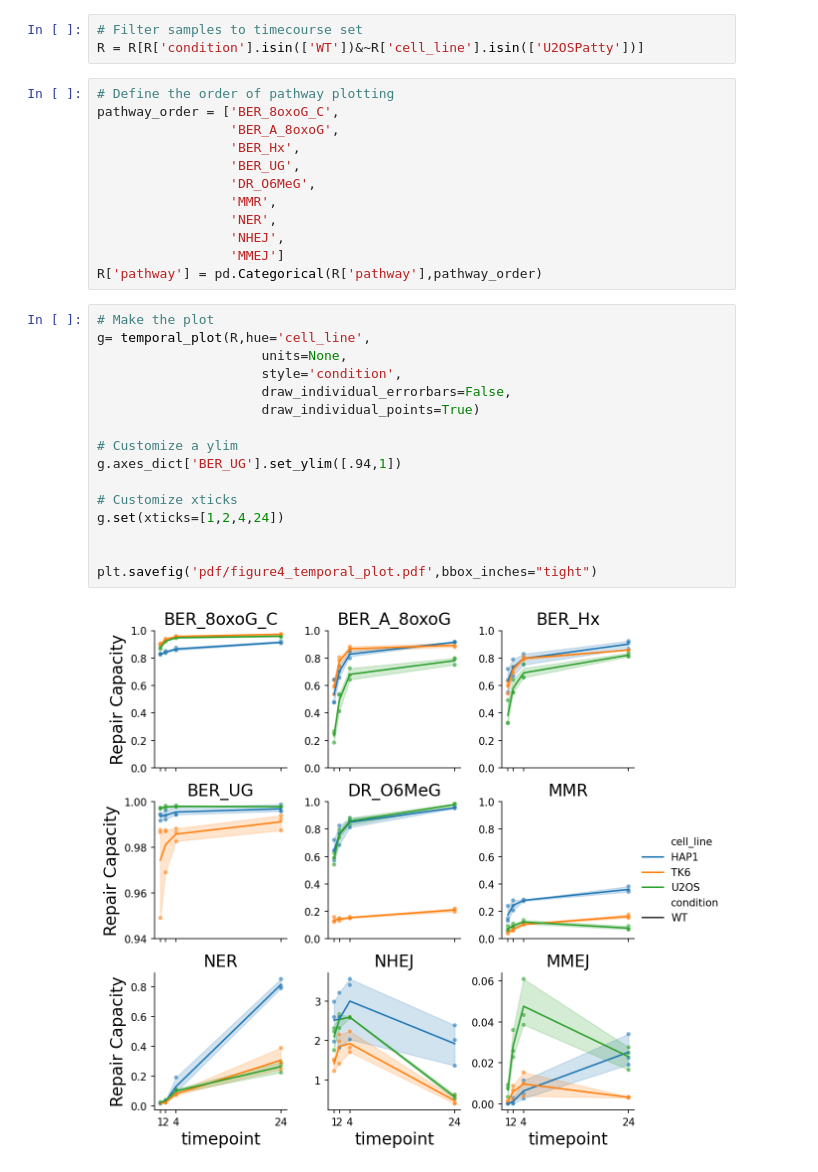
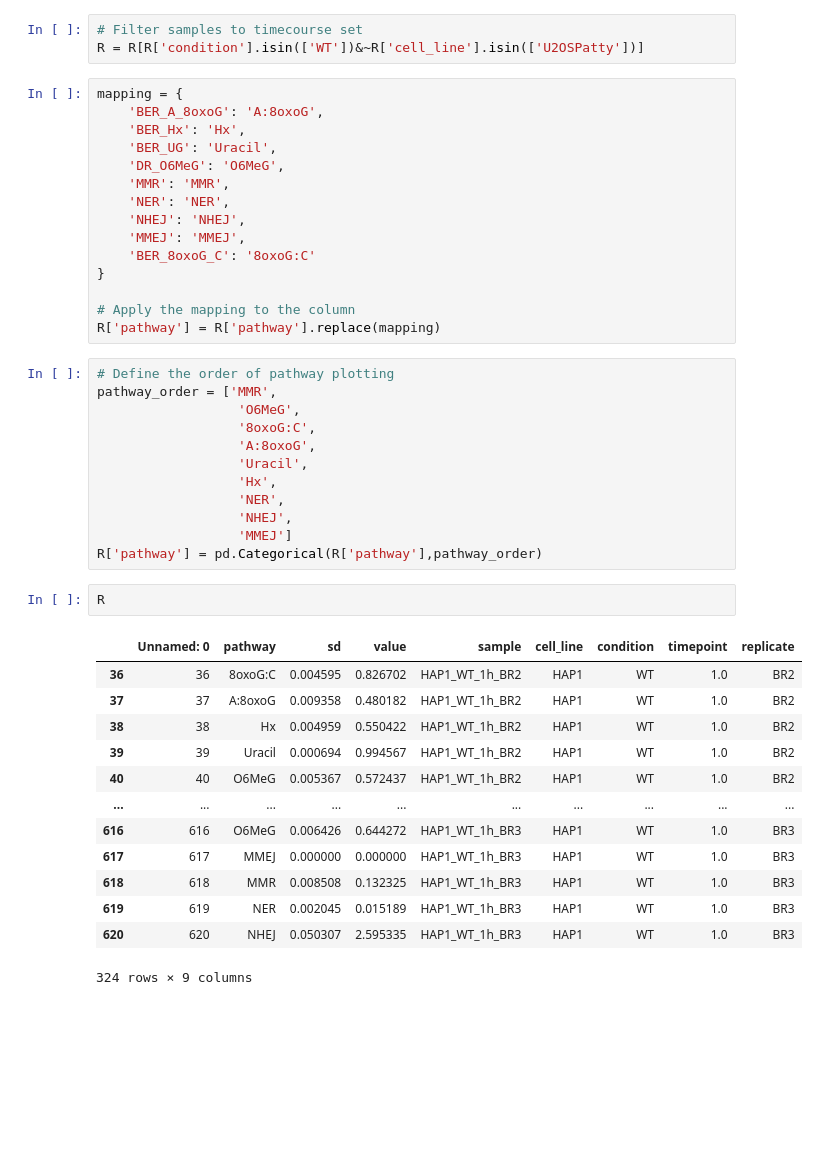
Before and after one commit to getzlab/HCRseq_manuscript_2026, a Jupyter notebook: figures/Figure4.ipynb, the cells around one changed output. Drawn from its saved outputs; the diff is of its cells as text; blank space fills up the shorter version.

```diff
--- a/figures/Figure4.ipynb
+++ b/figures/Figure4.ipynb
@@ -11,33 +11,46 @@ R['timepoint'] = R['timepoint'].str.extract(r'(\d+)h').astype(float)
 # %%
 # Filter samples to timecourse set
 R = R[R['condition'].isin(['WT'])&~R['cell_line'].isin(['U2OSPatty'])]
+# %%
+mapping = {
+    'BER_A_8oxoG': 'A:8oxoG',
+    'BER_Hx': 'Hx',
+    'BER_UG': 'Uracil',
+    'DR_O6MeG': 'O6MeG',
+    'MMR': 'MMR',
+    'NER': 'NER',
+    'NHEJ': 'NHEJ',
+    'MMEJ': 'MMEJ',
+    'BER_8oxoG_C': '8oxoG:C'
+}
+
+# Apply the mapping to the column
+R['pathway'] = R['pathway'].replace(mapping)
 # %%
 # Define the order of pathway plotting
-pathway_order = ['BER_8oxoG_C',
-                 'BER_A_8oxoG',
-                 'BER_Hx',
-                 'BER_UG',
-                 'DR_O6MeG',
-                 'MMR',
-                 'NER',
-                 'NHEJ',
-                 'MMEJ']
+pathway_order = ['MMR',
+                  'O6MeG',
+                  '8oxoG:C',
+                  'A:8oxoG',
+                  'Uracil',
+                  'Hx',
+                  'NER',
+                  'NHEJ',
+                  'MMEJ']
 R['pathway'] = pd.Categorical(R['pathway'],pathway_order)
-# %%
-# Make the plot
-g= temporal_plot(R,hue='cell_line',
-                     units=None,
-                     style='condition',
-                     draw_individual_errorbars=False,
-                     draw_individual_points=True)
-
-# Customize a ylim
-g.axes_dict['BER_UG'].set_ylim([.94,1])
-
-# Customize xticks
-g.set(xticks=[1,2,4,24])
-
-
-plt.savefig('pdf/figure4_temporal_plot.pdf',bbox_inches="tight")
-# %% [output]
-[figure, removed]
+# %%
+R
+# %% [output]
+|  | Unnamed: 0 | pathway | sd | value | sample | cell_line | condition | timepoint | replicate |
+| 36 | 36 | 8oxoG:C | 0.004595 | 0.826702 | HAP1_WT_1h_BR2 | HAP1 | WT | 1.0 | BR2 |
+| 37 | 37 | A:8oxoG | 0.009358 | 0.480182 | HAP1_WT_1h_BR2 | HAP1 | WT | 1.0 | BR2 |
+| 38 | 38 | Hx | 0.004959 | 0.550422 | HAP1_WT_1h_BR2 | HAP1 | WT | 1.0 | BR2 |
+| 39 | 39 | Uracil | 0.000694 | 0.994567 | HAP1_WT_1h_BR2 | HAP1 | WT | 1.0 | BR2 |
+| 40 | 40 | O6MeG | 0.005367 | 0.572437 | HAP1_WT_1h_BR2 | HAP1 | WT | 1.0 | BR2 |
+| ... | ... | ... | ... | ... | ... | ... | ... | ... | ... |
+| 616 | 616 | O6MeG | 0.006426 | 0.644272 | HAP1_WT_1h_BR3 | HAP1 | WT | 1.0 | BR3 |
+| 617 | 617 | MMEJ | 0.000000 | 0.000000 | HAP1_WT_1h_BR3 | HAP1 | WT | 1.0 | BR3 |
+| 618 | 618 | MMR | 0.008508 | 0.132325 | HAP1_WT_1h_BR3 | HAP1 | WT | 1.0 | BR3 |
+| 619 | 619 | NER | 0.002045 | 0.015189 | HAP1_WT_1h_BR3 | HAP1 | WT | 1.0 | BR3 |
+| 620 | 620 | NHEJ | 0.050307 | 2.595335 | HAP1_WT_1h_BR3 | HAP1 | WT | 1.0 | BR3 |
+324 rows × 9 columns
```
Also changed, not shown: parts of 4 cells of this notebook, 2 other files.
